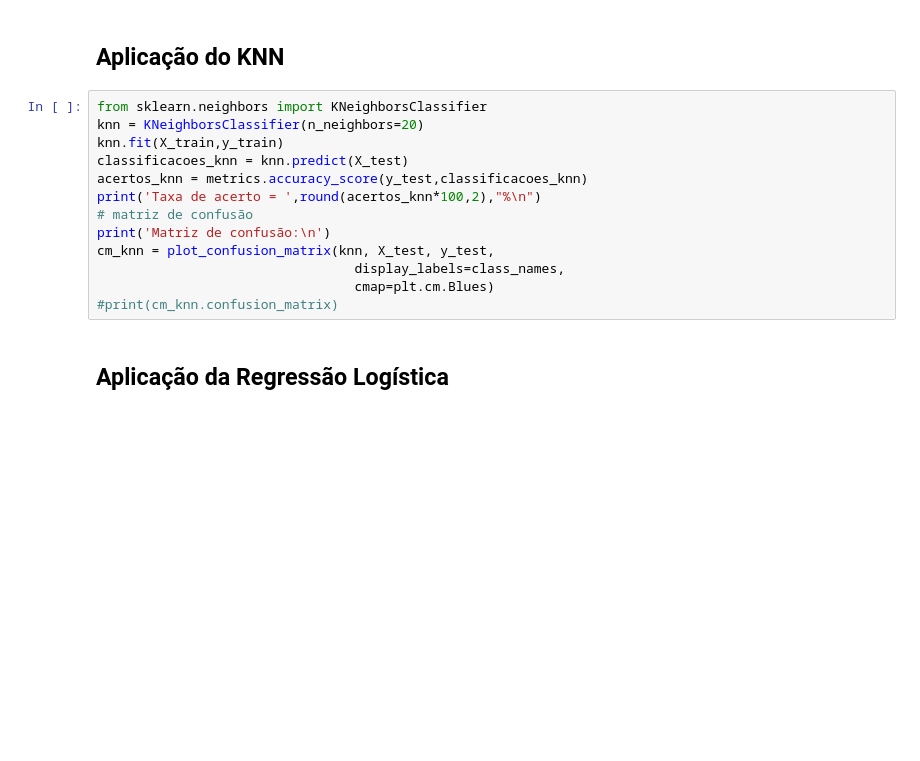
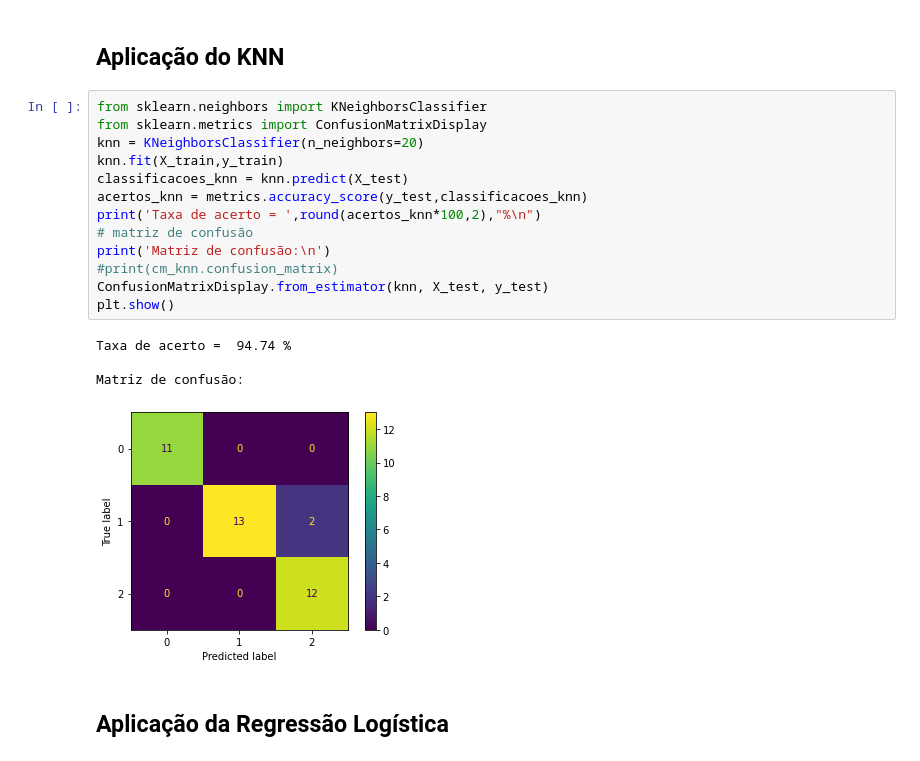
Before and after one commit to malegopc/DSBD, a Jupyter notebook: Notebooks/Iris_mxconfusion_metodos.ipynb, the cells around one changed output. Cells and saved outputs as stored; diff of their text form; blank space fills up the shorter version.

```diff
--- a/Notebooks/Iris_mxconfusion_metodos.ipynb
+++ b/Notebooks/Iris_mxconfusion_metodos.ipynb
@@ -96,17 +98,22 @@ X_train, X_test, y_train, y_test = train_test_split(X,y,test_size=0.25)
 ## Aplicação do KNN
 # %%
 from sklearn.neighbors import KNeighborsClassifier
+from sklearn.metrics import ConfusionMatrixDisplay
 knn = KNeighborsClassifier(n_neighbors=20)
 knn.fit(X_train,y_train)
 classificacoes_knn = knn.predict(X_test)
 acertos_knn = metrics.accuracy_score(y_test,classificacoes_knn)
 print('Taxa de acerto = ',round(acertos_knn*100,2),"%\n")
 # matriz de confusão
 print('Matriz de confusão:\n')
-cm_knn = plot_confusion_matrix(knn, X_test, y_test,
-                                 display_labels=class_names,
-                                 cmap=plt.cm.Blues)
 #print(cm_knn.confusion_matrix)
+ConfusionMatrixDisplay.from_estimator(knn, X_test, y_test)
+plt.show()
+# %% [output]
+Taxa de acerto =  94.74 %
+
+Matriz de confusão:
+[figure, added]
 # %% [markdown]
 ## Aplicação da Regressão Logística
 # %%
```
Also changed, not shown: parts of 4 cells of this notebook.
